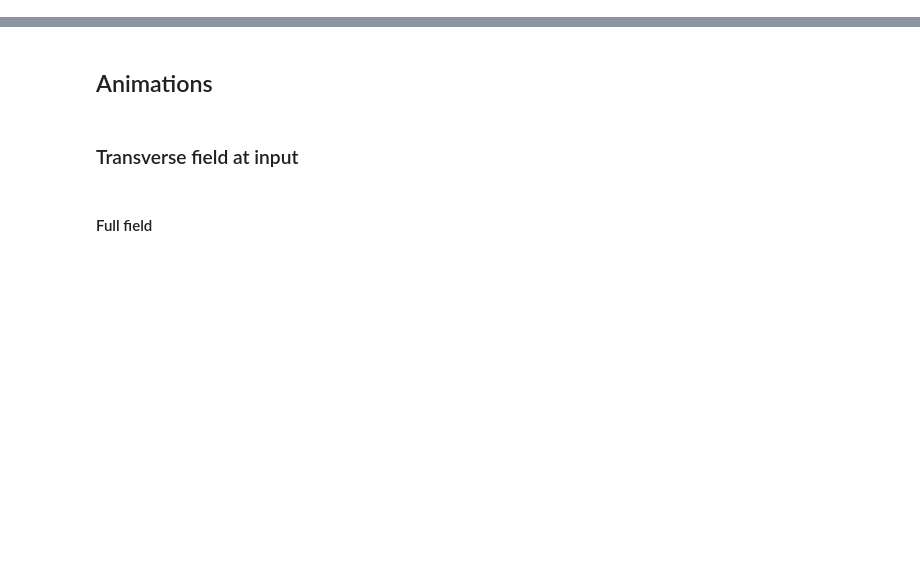
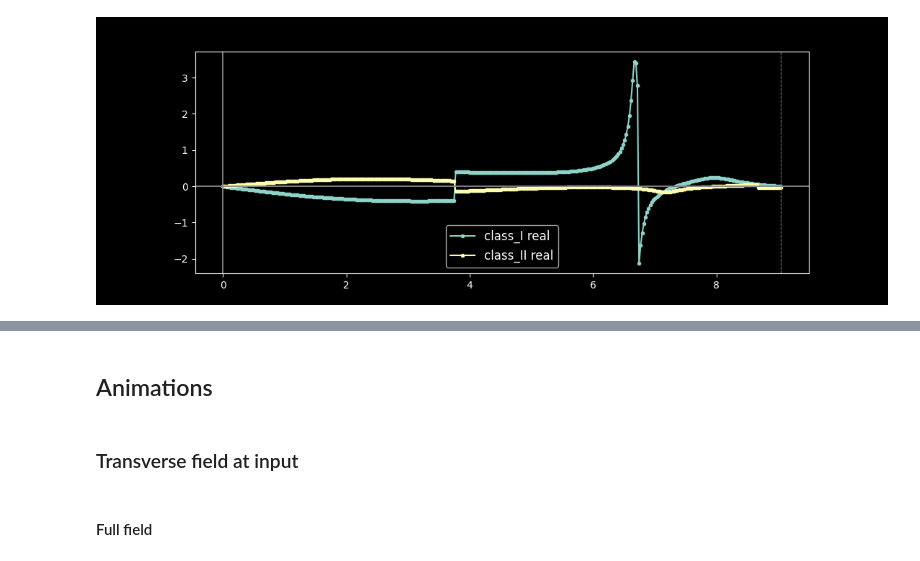
Before and after one commit to pumpkinpieter/slabguide, a Jupyter notebook: examples/AntiGuide.ipynb, the cells around one changed output, grey strips where cells are left out. Saved outputs shown, nothing was run; the diff lists cells and outputs as text; code cells hidden in the pictures; blank space fills up the shorter version.

```diff
--- a/examples/AntiGuide.ipynb
+++ b/examples/AntiGuide.ipynb
@@ -207,6 +47,8 @@ ax1.set_title('True Field')
-# %%
-A.add_2d_plot(Leaky, ax=ax2, xs=xs2, zs=zs, plot_Rhos=True, colorbar=True);
-ax2.set_title('Leaky Mode Field')
-# %%
-A.add_2d_plot(Diff, ax=ax3, xs=xs2, zs=zs, plot_Rhos=True, part='norm', colorbar=True);
-ax3.set_title('Norm of Difference')
+# %%
+P = Propagator(A, f0=f0, window=[Lx,Rx])
+# %%
+P.add_contour(real_contour(.00001, A.Z_evanescent, 350))
+# %%
+P.plot_transform();
+# %% [output]
+[figure, added]
```
Also changed, not shown: parts of 62 cells of this notebook, 5 other files.
